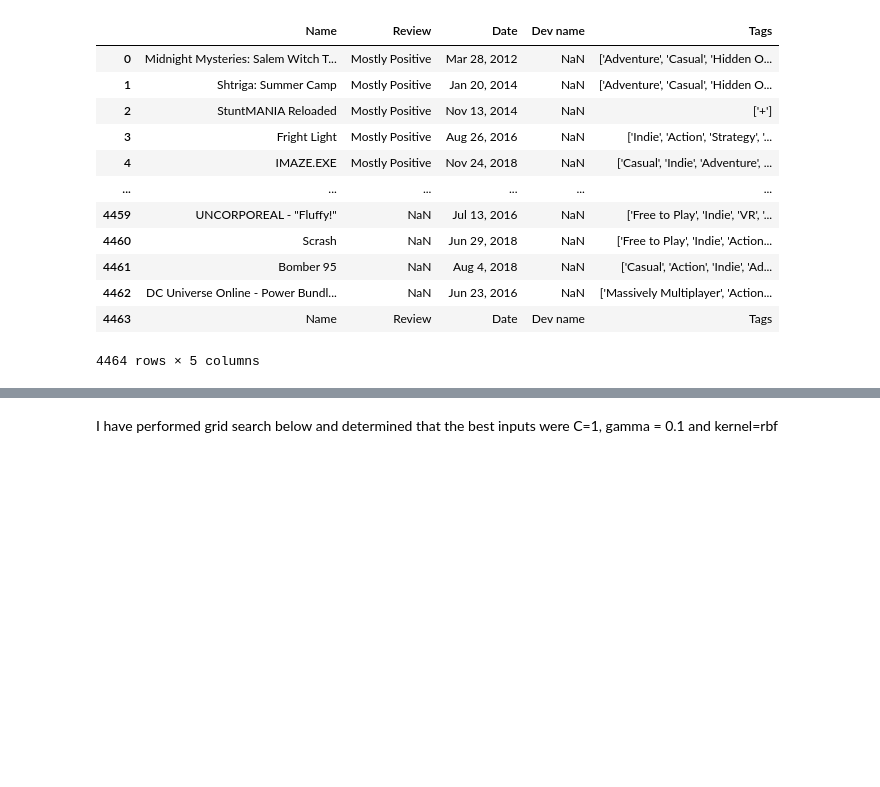
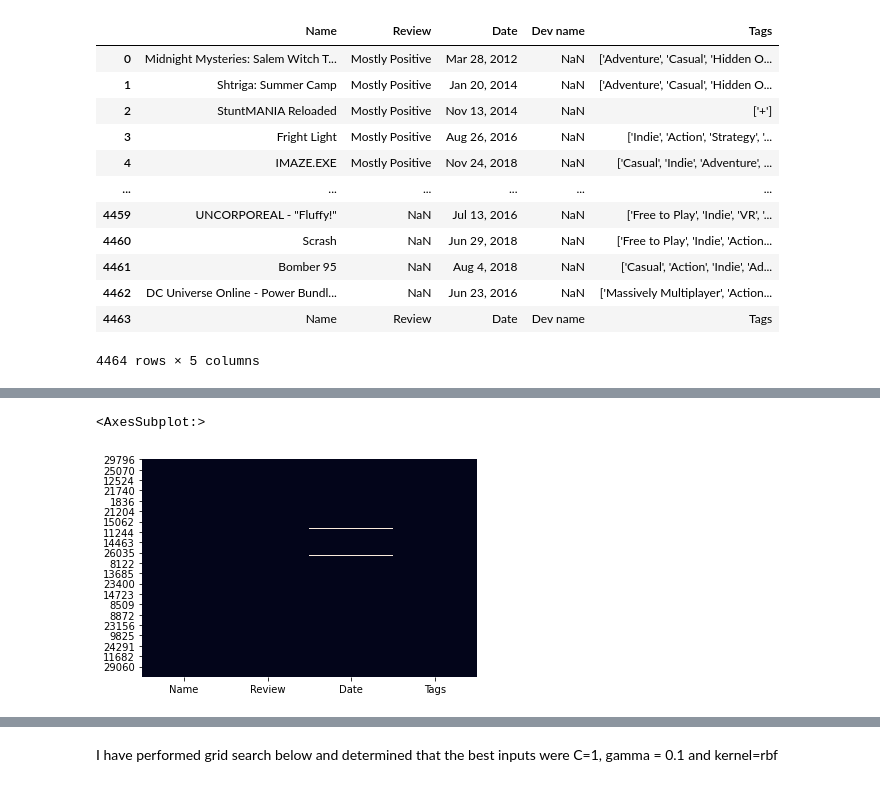
Before and after one commit to MaximeMar1in/Steam-review-prediction, a Jupyter notebook: dataAnalysis.ipynb, the cells around one changed output, grey strips where cells are left out. Drawn from its saved outputs; the diff is of its cells as text; code cells hidden in the pictures; blank space fills up the shorter version.

```diff
--- a/dataAnalysis.ipynb
+++ b/dataAnalysis.ipynb
@@ -118,0 +93,6 @@ df.head()
+# %%
+dfSample = concatDFfinal.sample(frac=0.50)
+sns.heatmap(dfSample.isnull(), cbar=False)
+# %% [output]
+<AxesSubplot:>
+[figure, added]
```
Also changed, not shown: parts of 20 cells of this notebook, 2 other files.
